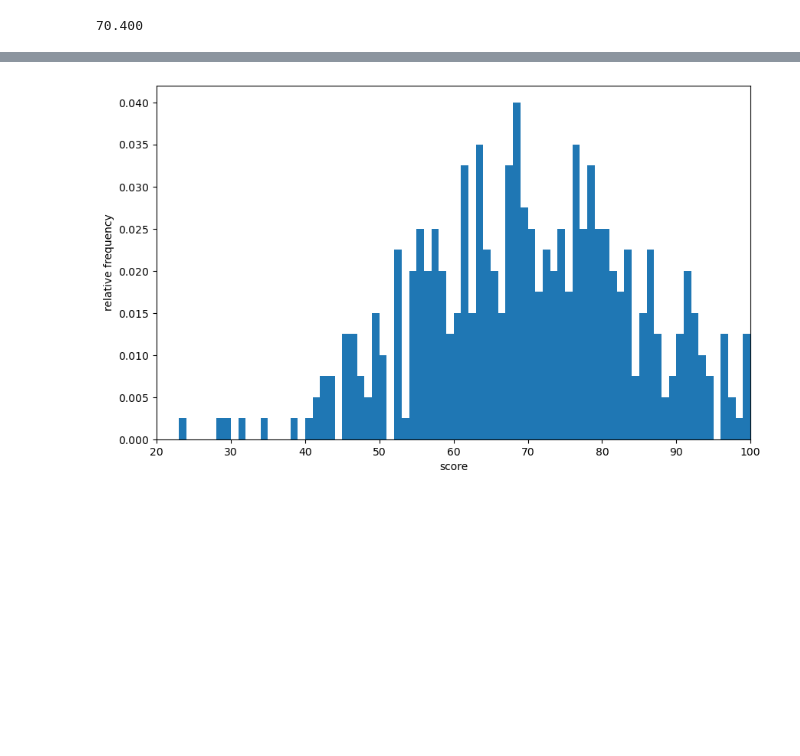
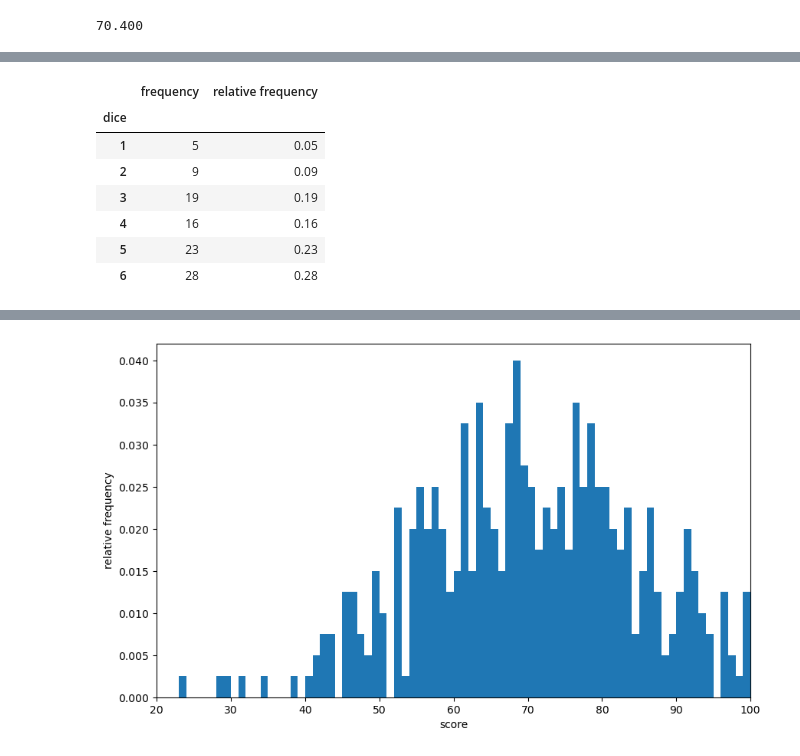
Before and after one commit to zetizom/202110937, a Jupyter notebook: stat_anlysis/ch04.ipynb, the cells around one changed output, grey strips where cells are left out. Cells and saved outputs as stored; diff of their text form; code cells hidden in the pictures; blank space fills up the shorter version.

```diff
--- a/stat_anlysis/ch04.ipynb
+++ b/stat_anlysis/ch04.ipynb
@@ -59,0 +73,14 @@ array([4, 6, 6, 5, 5, 6, 5, 2, 5, 6, 3, 5, 6, 6, 6, 5, 3, 3, 3, 5, 4, 6,
+# %%
+freq, _= np.histogram(sample, bins=6, range=(1, 7))
+pd.DataFrame({' frequency ': freq,
+               ' relative frequency ' :freq / num_trial},
+              index = pd.Index(np.arange(1, 7), name= 'dice'))
+# %% [output]
+|  | frequency | relative frequency |
+| dice |  |  |
+| 1 | 5 | 0.05 |
+| 2 | 9 | 0.09 |
+| 3 | 19 | 0.19 |
+| 4 | 16 | 0.16 |
+| 5 | 23 | 0.23 |
+| 6 | 28 | 0.28 |
```
Also changed, not shown: parts of 12 cells of this notebook.
